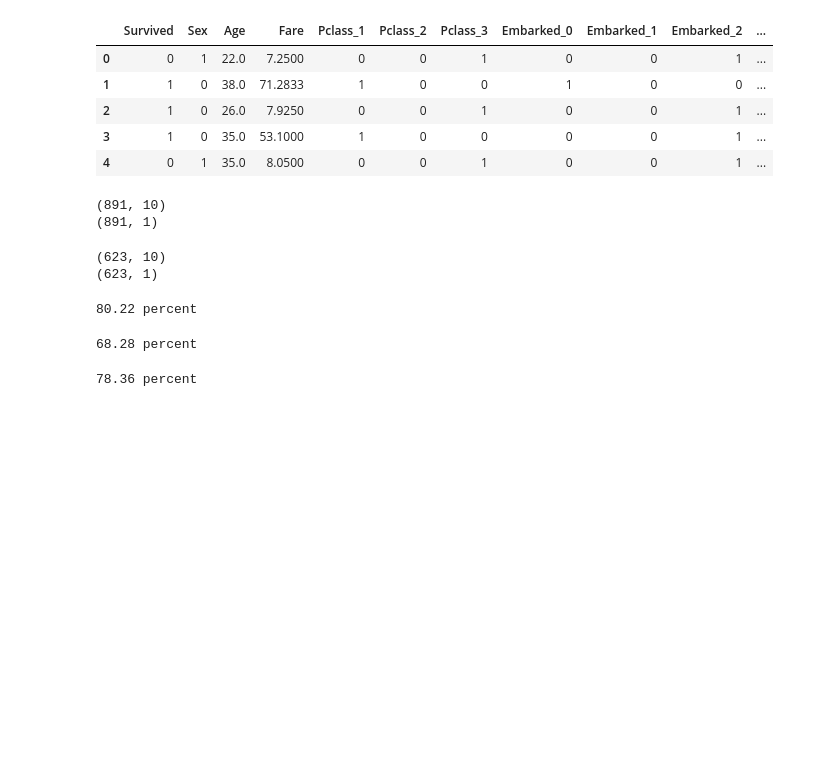
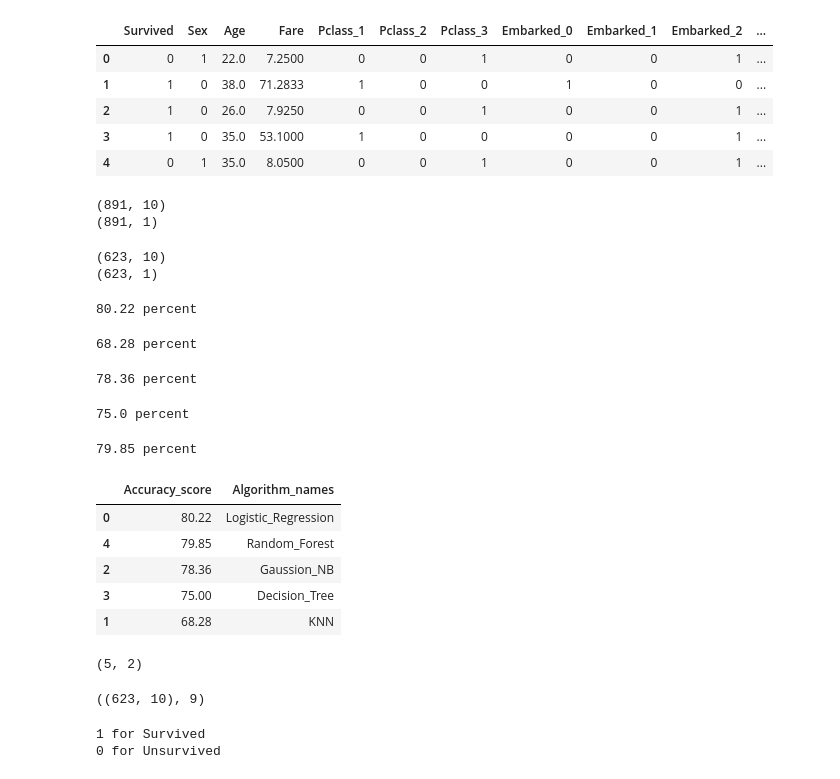
Before and after one commit to dchauhan319/the_titanic, a Jupyter notebook: Untitled.ipynb, the cells around one changed output. Cells and saved outputs as stored; diff of their text form; code cells hidden in the pictures; blank space fills up the shorter version.

```diff
--- a/Untitled.ipynb
+++ b/Untitled.ipynb
@@ -338,3 +338,51 @@ accuracy_bayes = round(accuracy_score(y_pred_bayes, Y_test)*100, 2)
 print (str(accuracy_bayes)+ ' percent')
 # %% [output]
 78.36 percent
+# %%
+from sklearn.tree import DecisionTreeClassifier
+clf = DecisionTreeClassifier()
+clf.fit(X_train, Y_train)
+y_pred_decision_tree = clf.predict(X_test)
+acc_decision_tree = round(accuracy_score(y_pred_decision_tree, Y_test) * 100, 2)
+print (str(acc_decision_tree) + ' percent')
+# %% [output]
+75.0 percent
+# %%
+from sklearn.ensemble import RandomForestClassifier
+clf = RandomForestClassifier(n_estimators=100)
+clf.fit(X_train, Y_train.ravel())
+Y_pred_random_forest = clf.predict(X_test)
+acc_random_forest = round(accuracy_score(Y_pred_random_forest, Y_test) * 100, 2)
+print (str(acc_random_forest) + ' percent')
+# %% [output]
+79.85 percent
+# %%
+models = pd.DataFrame({
+    'Algorithm_names': ['Logistic_Regression', 'KNN', 'Gaussion_NB', 'Decision_Tree', 'Random_Forest'],
+
+    'Accuracy_score': [accuracy_log_reg, accuracy_knn,  accuracy_bayes, acc_decision_tree,  acc_random_forest]
+    })
+
+models.sort_values(by='Accuracy_score', ascending=False)
+# %% [output]
+|  | Accuracy_score | Algorithm_names |
+| 0 | 80.22 | Logistic_Regression |
+| 4 | 79.85 | Random_Forest |
+| 2 | 78.36 | Gaussion_NB |
+| 3 | 75.00 | Decision_Tree |
+| 1 | 68.28 | KNN |
+# %%
+models.shape
+# %% [output]
+(5, 2)
+# %%
+X_train.shape,len([1,21,1,0,0,1,0,0,3])
+# %% [output]
+((623, 10), 9)
+# %%
+import numpy as np
+features = np.array([[1, 21, 1, 0, 0, 1, 0, 0, 3]])
+print "1 for Survived\n0 for Unsurvived"
+# %% [output]
+1 for Survived
+0 for Unsurvived
```
Also changed, not shown: parts of 1 cell of this notebook.
